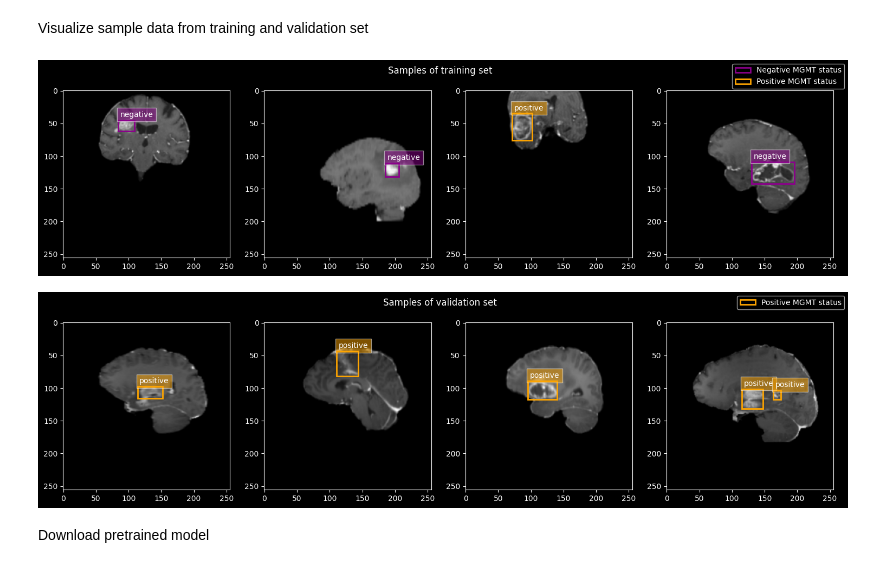
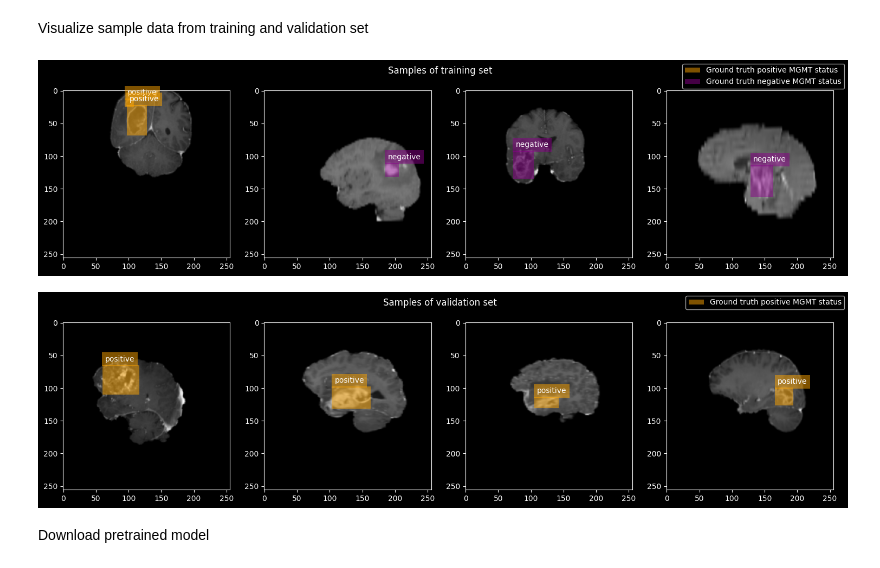
Before and after one commit to johndah/object-detection, a Jupyter notebook: mri-detection.ipynb, the cells around one changed output. Drawn from its saved outputs; the diff is of its cells as text; code cells hidden in the pictures.

Commit message:
Add background

```diff
--- a/mri-detection.ipynb
+++ b/mri-detection.ipynb
@@ -156,83 +156,98 @@ train_dataset = BrainTumorDataset(
     transform=transform
 )
 
-val_dataset = BrainTumorDataset(
-  images_dir=root+'/val/images',
-    labels_dir=root+'/val/labels',
+validation_dataset = BrainTumorDataset(
+  images_dir=root+'/validation/images',
+    labels_dir=root+'/validation/labels',
     transform=transform
 )
 
 torch.manual_seed(0)
 train_loader = DataLoader(train_dataset, batch_size=32, shuffle=True, collate_fn=collate_fn)
-val_loader = DataLoader(val_dataset, batch_size=32, shuffle=False, collate_fn=collate_fn)
+validation_loader = DataLoader(validation_dataset, batch_size=16, shuffle=False, collate_fn=collate_fn)
 # %% [markdown]
 Visualize sample data from training and validation set
 # %%
 import matplotlib.pyplot as plt
+from matplotlib.colors import to_rgba
 import numpy as np
 from collections import OrderedDict
 
 plt.style.use('dark_background')
 
+class_labels = {
+    0: 'negative',
+    1: 'positive',
+    2: 'background'
+}
 class_colors = {
-    0: 'darkmagenta',
-    1: 'orange'
+    'negative': 'darkmagenta',
+    'positive': 'orange',
+    'background': 'black'
 }
 
-class_labels = {
-    0: 'negative',
-    1: 'positive'
-}
-
-def plot_instance(image, boxes, labels, confidences, ax):
+def plot_boxes(ax, image, boxes, labels, prediction_confidences=None):
     ax.imshow(image)
     for i, label in enumerate(labels):
         x_min, y_min, x_max, y_max = boxes[i]
         width, height = x_max - x_min,  y_max - y_min
-        confidence = confidences[i]
 
-        legend = ('Positive' if label.item() == 1 else 'Negative') + ' MGMT status'
-        rect = plt.Rectangle((x_min, y_min),
-                             width, height,
-                             linewidth=2,
-                             edgecolor=class_colors[label.item()],
-                             facecolor='none',
-                             label=legend)
-        confidence_label = f' conf: {confidence:.2f}' if confidence < 1. else ''
-        t = ax.text(x_min+3, y_min-5, class_labels[label.item()] + confidence_label)
-        t.set_bbox(dict(facecolor=class_colors[label.item()], alpha=0.5))
-        ax.add_patch(rect)
+        legend = ('positive' if label.item() == 1 else 'negative') + ' MGMT status'
+        class_label = class_labels[label.item()]
+        class_color = class_colors[class_label]
+        bounding_box = plt.Rectangle((x_min, y_min),
+                                     width, height,
+                                     linewidth=3.5,
+                                     label=legend)
+        label_text = ax.text(x_min+4, y_min-6, class_label)
+        label_text.set_bbox(dict(facecolor=to_rgba(class_color, alpha=.5)))
+        if prediction_confidences is not None:
+            label_text.set_position((x_min+4, y_max+14))
+            confidence_label = f' conf: {prediction_confidences[i]:.2f}'
+            bounding_box.set_edgecolor(class_color)
+            bounding_box.set_facecolor('none')
+            bounding_box.set_label('Predicted ' + legend)
+            label_text.set_text(class_label + confidence_label)
+            label_box = label_text.get_bbox_patch()
+            label_box.set_edgecolor(class_color)
+            label_box.set_facecolor('none')
+            label_box.set_linewidth(3)
+        else:
+            bounding_box.set_label('Ground truth ' + legend)
+            bounding_box.set_edgecolor('none')
+            bounding_box.set_facecolor(to_rgba(class_color, alpha=.5))
+            label_box = label_text.get_bbox_patch()
+            label_box.set_edgecolor('none')
+        ax.add_patch(bounding_box)
 
 def add_legends(fig):
     box_legends = [ax.get_legend_handles_labels() for ax in fig.axes]
     box_legends, labels = [sum(lol, []) for lol in zip(*box_legends)]
     box_labeled_legends = OrderedDict(zip(labels, box_legends))
     fig.legend(box_labeled_legends.values(), box_labeled_legends.keys())
 
 def visualize_data(data_loader, title):
     cols = 4
     rows = 1
     fig, axes = plt.subplots(rows, cols, figsize=(15 * rows, cols))
     axes = axes.flatten()
     batch = next(iter(data_loader))
     fig.suptitle(title)
 
     for i in range(cols * rows):
         image = batch['images'][i].permute(1, 2, 0).numpy()
         boxes = batch['boxes'][i]
         labels = batch['labels'][i]
-        ground_truth_confidences = [1.]*len(labels)
-        plot_instance(image, boxes, labels, ground_truth_confidences, axes[i])
+        plot_boxes(axes[i], image, boxes, labels)
         plt.tight_layout()
-
     add_legends(fig)
     plt.show()
 
 visualize_data(train_loader, 'Samples of training set')
-visualize_data(val_loader, 'Samples of validation set')
+visualize_data(validation_loader, 'Samples of validation set')
 # %% [output]
-[figure, old version]
+[figure, new version]
-[figure, old version]
+[figure, new version]
 # %% [markdown]
 Download pretrained model
 # %%
```
Also changed, not shown: parts of 8 cells of this notebook.
